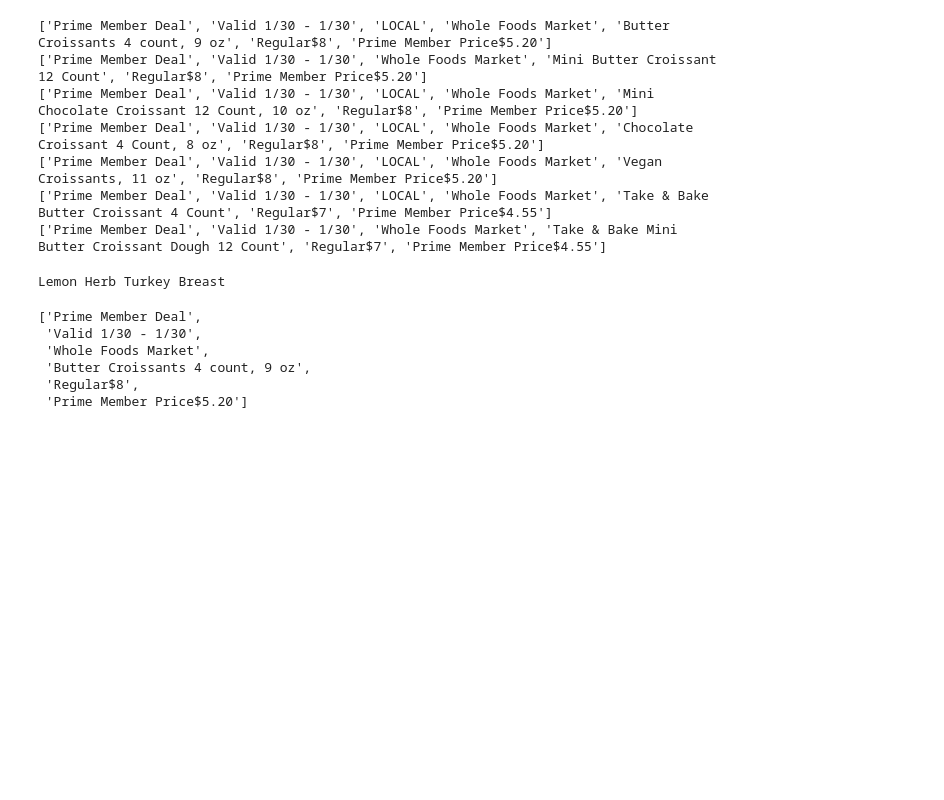
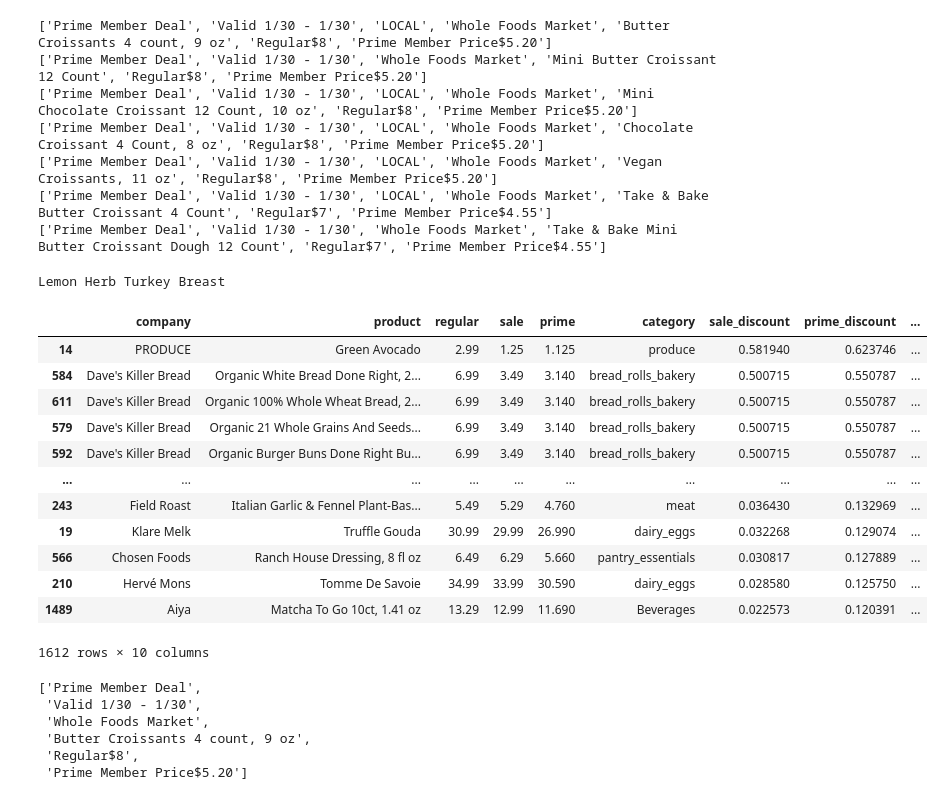
Before and after one commit to YoussefSultan/WholeFoods-Datascraping-Project-Deployment, a Jupyter notebook: Deployment/debug.ipynb, the cells around one changed output. Cells and saved outputs as stored; diff of their text form; code cells hidden in the pictures; blank space fills up the shorter version.

```diff
--- a/Deployment/debug.ipynb
+++ b/Deployment/debug.ipynb
@@ -214,6 +214,7 @@ from selenium.webdriver.chrome.options import Options
 options = Options()
 options.add_argument('--headless')
 options.add_argument('--disable-gpu')
+options.add_argument('--log-level=3')
 try:
     browser = webdriver.Chrome('C:/Users/Water/Desktop/chromedriver.exe', options=options) # Chrome Driver
     browser.get('https://www.wholefoodsmarket.com/products/all-products?featured=on-sale') # Website Link
@@ -225,6 +226,7 @@ try:
     browser.find_elements_by_class_name("wfm-search-bar--list_item")[0].click()
 except:
     print('invalid zipcode')
+    sys.exit()
 time.sleep(2)
 
 print('Pulling all results from each category...')
@@ -662,0 +653,3 @@ Products saved as WF_Sales_Jan_30_2022_Newtown_Square_PA_19073.pkl
+# %%
+with open('scraped products dump\WF_Sales_Jan_30_2022_San_Francisco_CA_94107.pkl', 'rb') as handle: # loads our saved .pkl back into a variable
+  df = pickle.load(handle)
@@ -678,6 +675,22 @@ for i in range(len(meat)):
         print(meat[i][3])
 # %% [output]
 Lemon Herb Turkey Breast
+# %%
+df
+# %% [output]
+|  | company | product | regular | sale | prime | category | sale_discount | prime_discount | ... |
+| 14 | PRODUCE | Green Avocado | 2.99 | 1.25 | 1.125 | produce | 0.581940 | 0.623746 | ... |
+| 584 | Dave's Killer Bread | Organic White Bread Done Right, 2... | 6.99 | 3.49 | 3.140 | bread_rolls_bakery | 0.500715 | 0.550787 | ... |
+| 611 | Dave's Killer Bread | Organic 100% Whole Wheat Bread, 2... | 6.99 | 3.49 | 3.140 | bread_rolls_bakery | 0.500715 | 0.550787 | ... |
+| 579 | Dave's Killer Bread | Organic 21 Whole Grains And Seeds... | 6.99 | 3.49 | 3.140 | bread_rolls_bakery | 0.500715 | 0.550787 | ... |
+| 592 | Dave's Killer Bread | Organic Burger Buns Done Right Bu... | 6.99 | 3.49 | 3.140 | bread_rolls_bakery | 0.500715 | 0.550787 | ... |
+| ... | ... | ... | ... | ... | ... | ... | ... | ... | ... |
+| 243 | Field Roast | Italian Garlic & Fennel Plant-Bas... | 5.49 | 5.29 | 4.760 | meat | 0.036430 | 0.132969 | ... |
+| 19 | Klare Melk | Truffle Gouda | 30.99 | 29.99 | 26.990 | dairy_eggs | 0.032268 | 0.129074 | ... |
+| 566 | Chosen Foods | Ranch House Dressing, 8 fl oz | 6.49 | 6.29 | 5.660 | pantry_essentials | 0.030817 | 0.127889 | ... |
+| 210 | Hervé Mons | Tomme De Savoie | 34.99 | 33.99 | 30.590 | dairy_eggs | 0.028580 | 0.125750 | ... |
+| 1489 | Aiya | Matcha To Go 10ct, 1.41 oz | 13.29 | 12.99 | 11.690 | Beverages | 0.022573 | 0.120391 | ... |
+1612 rows × 10 columns
 # %%
 [bread_rolls_bakery[i] for i in range(len(bread_rolls_bakery)) if 'Butter Croissants 4 count, 9 oz' in bread_rolls_bakery[i][3]][0]
 # %% [output]
```
Also changed, not shown: parts of 22 cells of this notebook, 8 other files.
